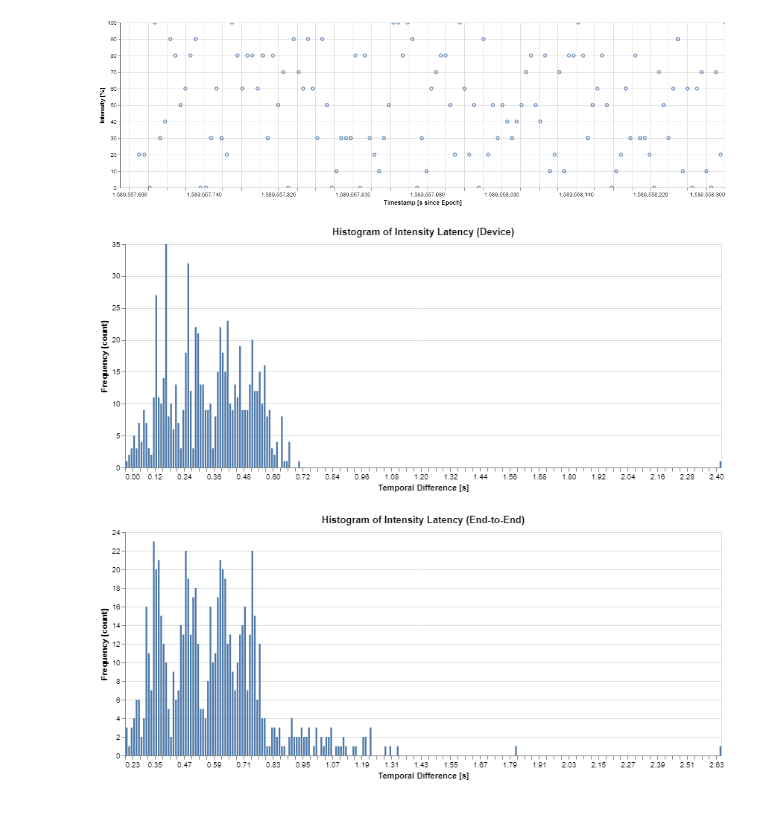
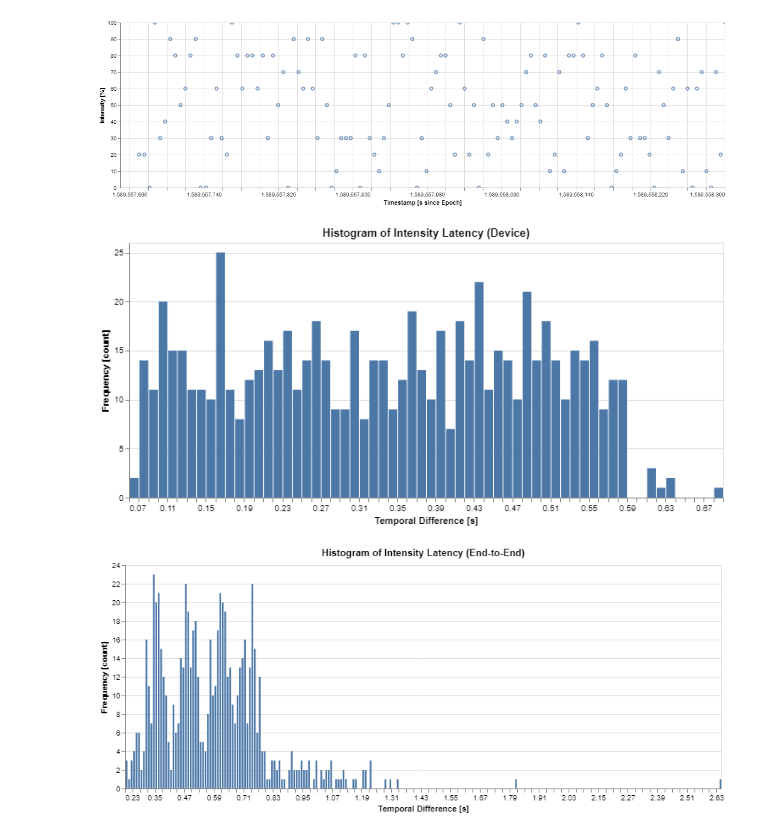
Before and after one commit to emiljohansen/IoT-F20-Project, a Jupyter notebook: evalutation/plotting/Notebook.ipynb, the cells around one changed output. Saved outputs shown, nothing was run; the diff lists cells and outputs as text; code cells hidden in the pictures.

Commit message:
device delays redone with device timestamps

```diff
--- a/evalutation/plotting/Notebook.ipynb
+++ b/evalutation/plotting/Notebook.ipynb
@@ -25,22 +25,22 @@ commands = alt.Chart(command_intensity_times).mark_point(clip=True).encode(
 # %%
 %config IPCompleter.greedy=True
 import pandas as pd
 import altair as alt
 
-intensity_delays = pd.read_csv('intensity_delays.csv')
+intensity_delays = pd.read_csv('intensity_device_delays.csv')
 
 alt.Chart(intensity_delays).mark_bar(
                                                  ).transform_calculate(
     x='datum.LightChanged - datum.ValueChanged'
 ).encode(
     alt.X('x:Q', bin=alt.Bin(step=0.01), title='Temporal Difference [s]'),
     alt.Y('count()', title='Frequency [count]'),
 ).properties(
-    width=800,
+    width=700,
     title='Histogram of Intensity Latency (Device)'
 )
 # %% [output]
-[figure, old version]
+[figure, new version]
 # %%
 %config IPCompleter.greedy=True
 import pandas as pd
```
Also changed, not shown: parts of 1 cell of this notebook, 1 other file.
